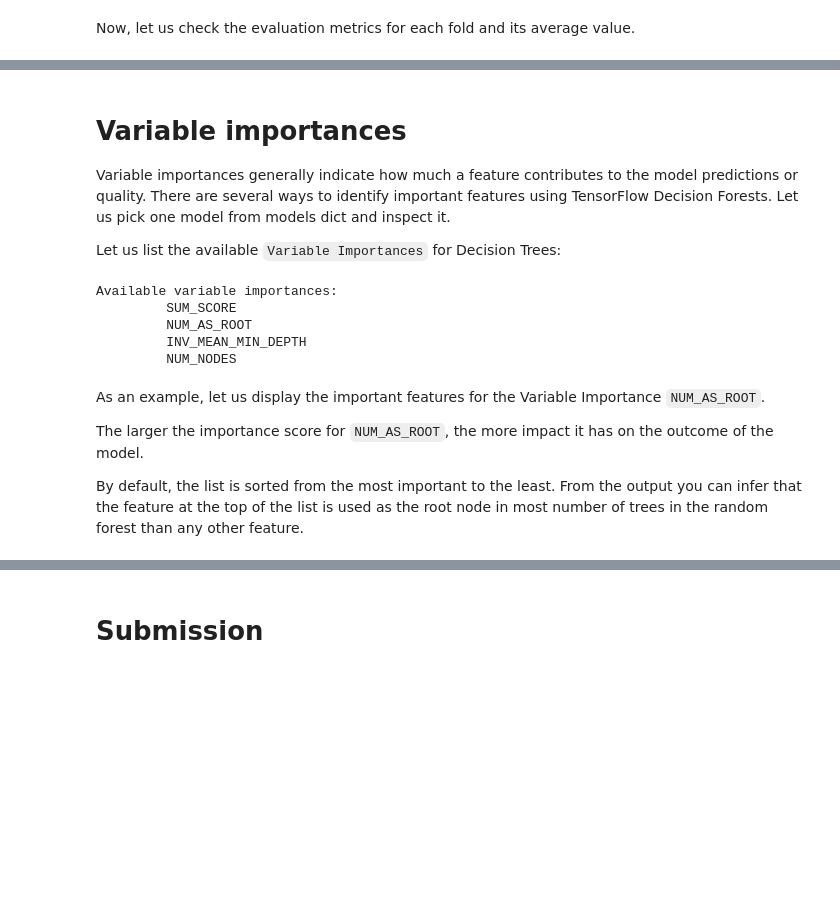
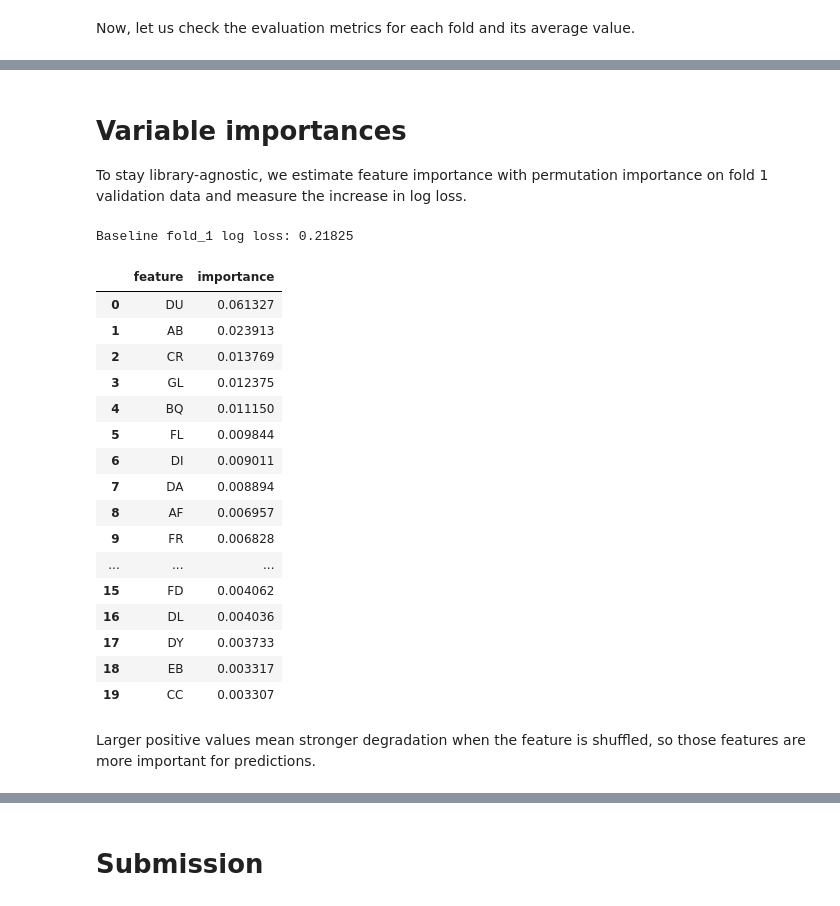
Before and after one commit to trolololoojb/Improving-Cell2Sentence-with-Single-Cell-Foundation-Model-Embeddings, a Jupyter notebook: Gold_Kaggle/identifying-age-related-conditions-w-tfdf.ipynb, the cells around one changed output, grey strips where cells are left out. Saved outputs shown, nothing was run; the diff lists cells and outputs as text; code cells hidden in the pictures; blank space fills up the shorter version.

```diff
--- a/Gold_Kaggle/identifying-age-related-conditions-w-tfdf.ipynb
+++ b/Gold_Kaggle/identifying-age-related-conditions-w-tfdf.ipynb
@@ -490,25 +395,57 @@ Average accuracy: 0.9173  Average loss: 0.2484
 # %% [markdown]
 # Variable importances
 
-Variable importances generally indicate how much a feature contributes to the model predictions or quality. There are several ways to identify important features using TensorFlow Decision Forests. Let us pick one model from models dict and inspect it.
-
-Let us list the available `Variable Importances` for Decision Trees:
+To stay library-agnostic, we estimate feature importance with permutation importance
+on fold 1 validation data and measure the increase in log loss.
 # %%
-inspector = models['fold_1'].make_inspector()
+# Recreate fold 1 validation split
+first_train_idx, first_valid_idx = next(kf.split(X=dataset_df))
+fold1_valid_df = dataset_df.iloc[first_valid_idx][FEATURE_COLUMNS].copy()
+X_valid_fold1 = fold1_valid_df.drop(columns=[label])
+y_valid_fold1 = fold1_valid_df[label].astype(int).values
 
-print(f"Available variable importances:")
-for importance in inspector.variable_importances().keys():
-  print("\t", importance)
+model = models['fold_1']
+base_pred = np.asarray(model.predict(X_valid_fold1), dtype=float).reshape(-1)
+base_pred = np.clip(base_pred, 1e-7, 1 - 1e-7)
+base_loss = log_loss(y_valid_fold1, base_pred)
+
+rng = np.random.default_rng(42)
+importances = {}
+for col in X_valid_fold1.columns:
+    shuffled = X_valid_fold1.copy()
+    shuffled[col] = rng.permutation(shuffled[col].values)
+    pred = np.asarray(model.predict(shuffled), dtype=float).reshape(-1)
+    pred = np.clip(pred, 1e-7, 1 - 1e-7)
+    importances[col] = log_loss(y_valid_fold1, pred) - base_loss
+
+importance_df = (
+    pd.DataFrame({'feature': list(importances.keys()), 'importance': list(importances.values())})
+    .sort_values('importance', ascending=False)
+    .reset_index(drop=True)
+)
+
+print(f'Baseline fold_1 log loss: {base_loss:.5f}')
+importance_df.head(20)
 # %% [output]
-Available variable importances:
-         SUM_SCORE
-         NUM_AS_ROOT
-         INV_MEAN_MIN_DEPTH
-         NUM_NODES
+Baseline fold_1 log loss: 0.21825
+|  | feature | importance |
+| 0 | DU | 0.061327 |
+| 1 | AB | 0.023913 |
+| 2 | CR | 0.013769 |
+| 3 | GL | 0.012375 |
+| 4 | BQ | 0.011150 |
+| 5 | FL | 0.009844 |
+| 6 | DI | 0.009011 |
+| 7 | DA | 0.008894 |
+| 8 | AF | 0.006957 |
+| 9 | FR | 0.006828 |
+| ... | ... | ... |
+| 15 | FD | 0.004062 |
+| 16 | DL | 0.004036 |
+| 17 | DY | 0.003733 |
+| 18 | EB | 0.003317 |
+| 19 | CC | 0.003307 |
 # %% [markdown]
-As an example, let us display the important features for the Variable Importance `NUM_AS_ROOT`.
-
-The larger the importance score for `NUM_AS_ROOT`, the more impact it has on the outcome of the model.
-
-By default, the list is sorted from the most important to the least. From the output you can infer that the feature at the top of the list is used as the root node in most number of trees in the random forest than any other feature.
+Larger positive values mean stronger degradation when the feature is shuffled,
+so those features are more important for predictions.
 # %%
```
Also changed, not shown: parts of 23 cells of this notebook, 2 other files.
